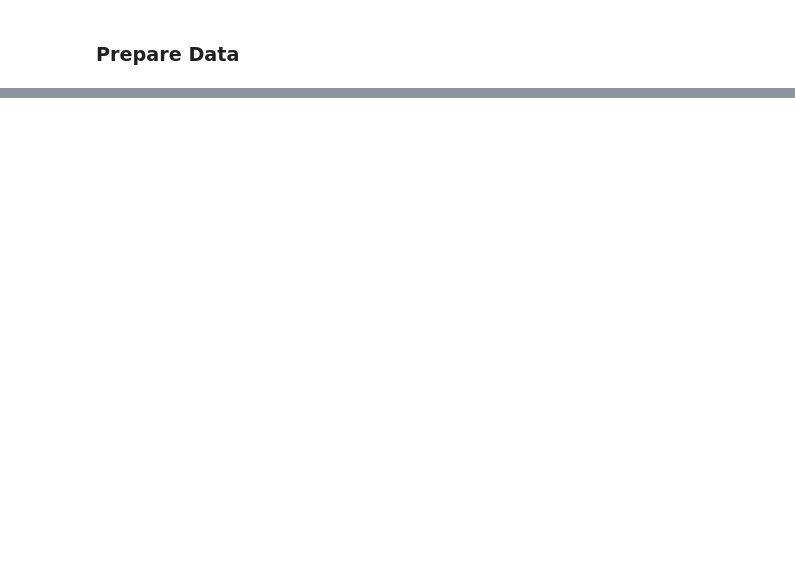
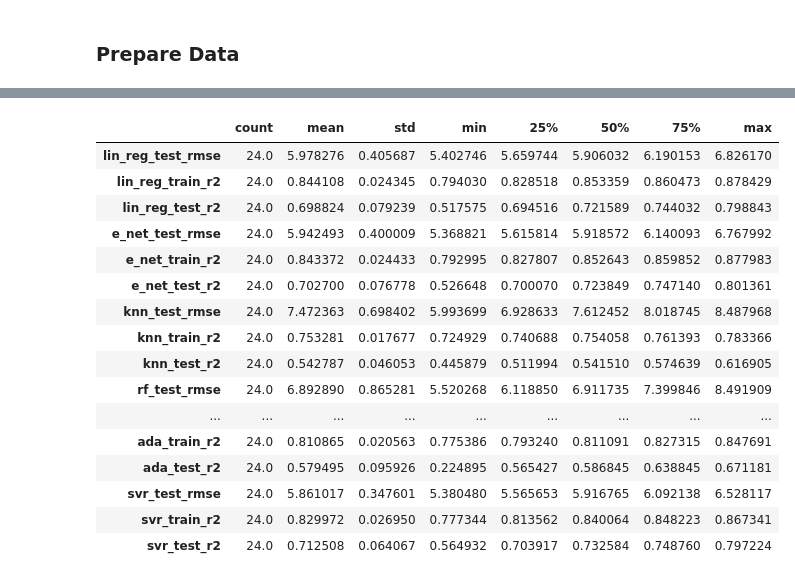
Before and after one commit to magnusbig/forecasting_day_ahead_electric_prices_in_spain, a Jupyter notebook: Code/21_Modeling_Regression.ipynb, the cells around one changed output, grey strips where cells are left out. Saved outputs shown, nothing was run; the diff lists cells and outputs as text; code cells hidden in the pictures; blank space fills up the shorter version.

```diff
--- a/Code/21_Modeling_Regression.ipynb
+++ b/Code/21_Modeling_Regression.ipynb
@@ -101,0 +434,5 @@ array([[31.77059248, 30.55427902, 27.57187385, ..., 51.32963265,
+# %%
+# Get stats
+ada_metrics = reg_metrics(y_train, ada_train_preds, y_test, ada_test_preds, 'ada_')
+# Display summary
+ada_metrics.describe().T
@@ -101,0 +455,27 @@ array([[31.77059248, 30.55427902, 27.57187385, ..., 51.32963265,
+# %%
+# SVR uses standardized x variables
+# Parameters
+svr_params = {
+    'estimator__kernel': ['linear', 'poly', 'rbf', 'sigmoid'],
+    'estimator__gamma': ['scale','auto'],
+    'estimator__C':[0.1, 1, 2]
+}
+
+
+svr = SVR()
+
+# Instantiate GridSearchCV
+svr_gs = GridSearchCV(MultiOutputRegressor(svr),
+                    svr_params,
+                    cv=TimeSeriesSplit(n_splits=4),
+                    n_jobs = 2)
+
+# Fit
+svr_gs.fit(Z_train,y_train);
+
+# Get predictions
+svr_train_preds = svr_gs.predict(Z_train)
+svr_test_preds = svr_gs.predict(Z_test)
+
+# Show metrics and best parameters
+print(f'Best hyperparameters: {svr_gs.best_params_}\n')
@@ -101,0 +484,5 @@ array([[31.77059248, 30.55427902, 27.57187385, ..., 51.32963265,
+# %%
+# Get stats
+svr_metrics = reg_metrics(y_train, svr_train_preds, y_test, svr_test_preds, 'svr_')
+# Display summary
+svr_metrics.describe().T
@@ -101,0 +507,6 @@ array([[31.77059248, 30.55427902, 27.57187385, ..., 51.32963265,
+# %%
+metrics_df = pd.concat([lr_metrics, en_metrics,
+                        knn_metrics, rf_metrics,
+                        ada_metrics, svr_metrics],
+                     axis=1, sort=False)
+metrics_df.head()
@@ -101,0 +522,20 @@ array([[31.77059248, 30.55427902, 27.57187385, ..., 51.32963265,
+# %%
+metrics_df.describe().T
+# %% [output]
+|  | count | mean | std | min | 25% | 50% | 75% | max |
+| lin_reg_test_rmse | 24.0 | 5.978276 | 0.405687 | 5.402746 | 5.659744 | 5.906032 | 6.190153 | 6.826170 |
+| lin_reg_train_r2 | 24.0 | 0.844108 | 0.024345 | 0.794030 | 0.828518 | 0.853359 | 0.860473 | 0.878429 |
+| lin_reg_test_r2 | 24.0 | 0.698824 | 0.079239 | 0.517575 | 0.694516 | 0.721589 | 0.744032 | 0.798843 |
+| e_net_test_rmse | 24.0 | 5.942493 | 0.400009 | 5.368821 | 5.615814 | 5.918572 | 6.140093 | 6.767992 |
+| e_net_train_r2 | 24.0 | 0.843372 | 0.024433 | 0.792995 | 0.827807 | 0.852643 | 0.859852 | 0.877983 |
+| e_net_test_r2 | 24.0 | 0.702700 | 0.076778 | 0.526648 | 0.700070 | 0.723849 | 0.747140 | 0.801361 |
+| knn_test_rmse | 24.0 | 7.472363 | 0.698402 | 5.993699 | 6.928633 | 7.612452 | 8.018745 | 8.487968 |
+| knn_train_r2 | 24.0 | 0.753281 | 0.017677 | 0.724929 | 0.740688 | 0.754058 | 0.761393 | 0.783366 |
+| knn_test_r2 | 24.0 | 0.542787 | 0.046053 | 0.445879 | 0.511994 | 0.541510 | 0.574639 | 0.616905 |
+| rf_test_rmse | 24.0 | 6.892890 | 0.865281 | 5.520268 | 6.118850 | 6.911735 | 7.399846 | 8.491909 |
+| ... | ... | ... | ... | ... | ... | ... | ... | ... |
+| ada_train_r2 | 24.0 | 0.810865 | 0.020563 | 0.775386 | 0.793240 | 0.811091 | 0.827315 | 0.847691 |
+| ada_test_r2 | 24.0 | 0.579495 | 0.095926 | 0.224895 | 0.565427 | 0.586845 | 0.638845 | 0.671181 |
+| svr_test_rmse | 24.0 | 5.861017 | 0.347601 | 5.380480 | 5.565653 | 5.916765 | 6.092138 | 6.528117 |
+| svr_train_r2 | 24.0 | 0.829972 | 0.026950 | 0.777344 | 0.813562 | 0.840064 | 0.848223 | 0.867341 |
+| svr_test_r2 | 24.0 | 0.712508 | 0.064067 | 0.564932 | 0.703917 | 0.732584 | 0.748760 | 0.797224 |
```
Also changed, not shown: parts of 68 cells of this notebook, 17 other files.
